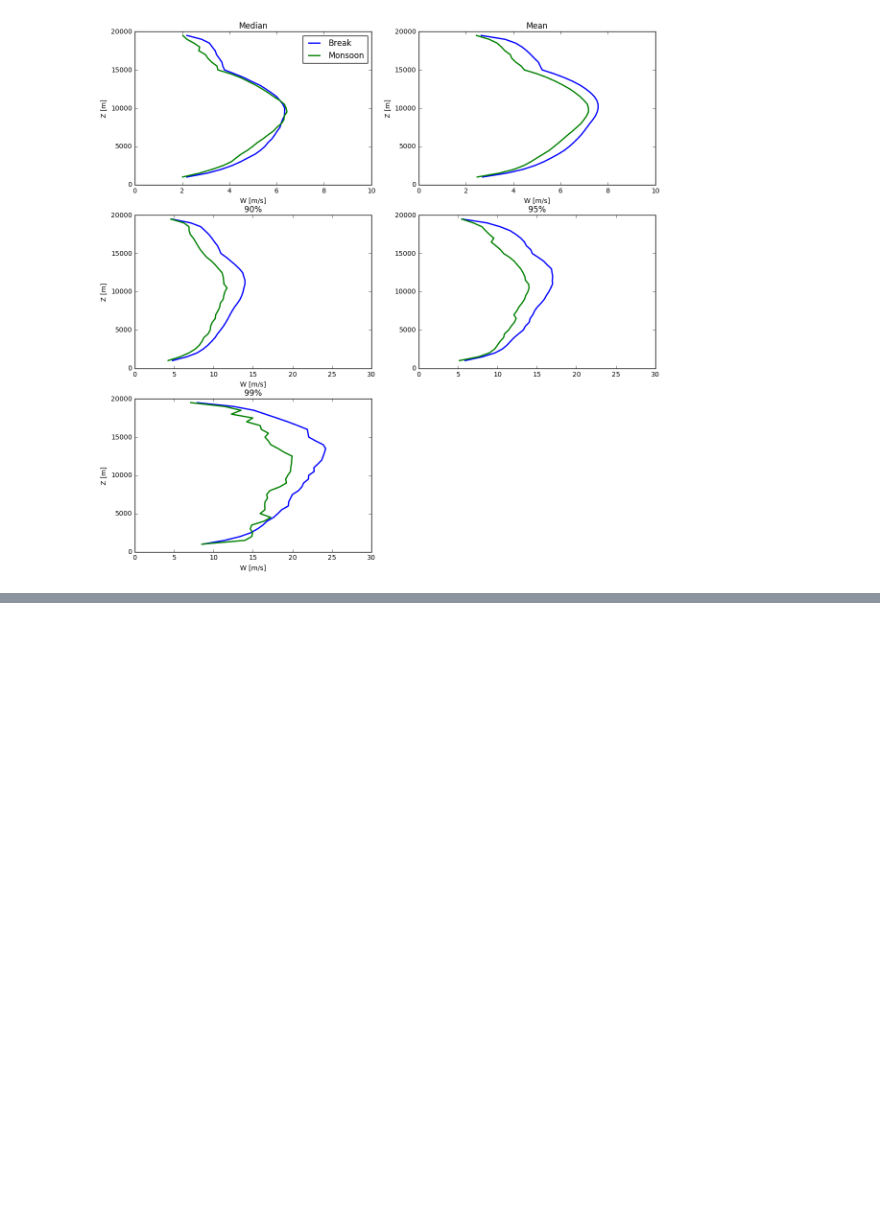
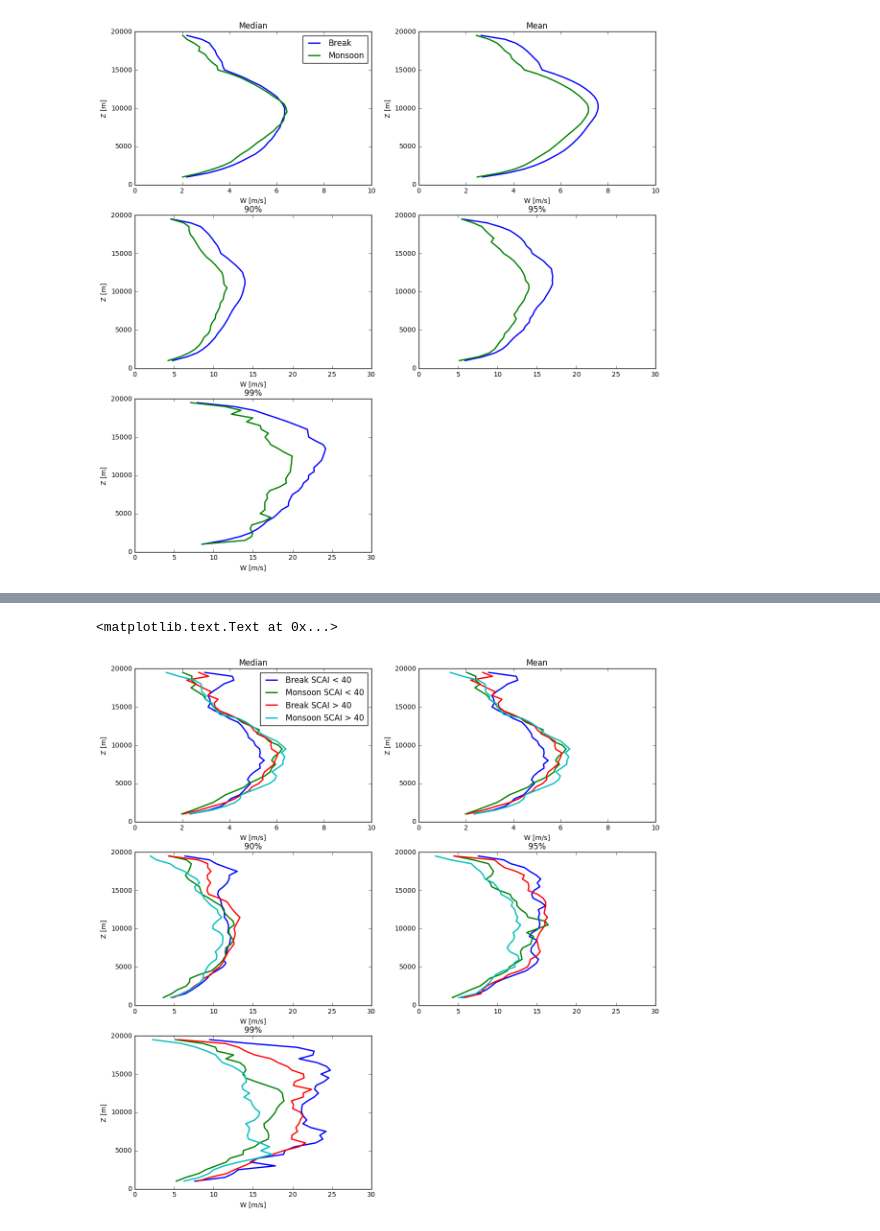
Before and after one commit to rcjackson/cmdv-rrm-anl, a Jupyter notebook: notebooks/w pdf by Drosdowsky.ipynb, the cells around one changed output, grey strips where cells are left out. Saved outputs shown, nothing was run; the diff lists cells and outputs as text; code cells hidden in the pictures; blank space fills up the shorter version.

```diff
--- a/notebooks/w pdf by Drosdowsky.ipynb
+++ b/notebooks/w pdf by Drosdowsky.ipynb
@@ -104,0 +197,56 @@ plt.ylabel('Z [m]')
+# %%
+plt.figure(figsize=(14,14))
+plt.subplot(321)
+plt.plot(median_b_organized,z_b,linewidth=2)
+plt.plot(median_m_organized,z_m,linewidth=2)
+plt.plot(median_b_disorganized,z_b,linewidth=2)
+plt.plot(median_m_disorganized,z_m,linewidth=2)
+plt.legend(['Break SCAI < 40',
+            'Monsoon SCAI < 40',
+            'Break SCAI > 40',
+            'Monsoon SCAI > 40'], loc='best')
+plt.xlim([0,10])
+plt.title('Median')
+plt.xlabel('W [m/s]')
+plt.ylabel('Z [m]')
+
+plt.subplot(322)
+plt.plot(median_b_organized,z_b,linewidth=2)
+plt.plot(median_m_organized,z_m,linewidth=2)
+plt.plot(median_b_disorganized,z_b,linewidth=2)
+plt.plot(median_m_disorganized,z_m,linewidth=2)
+plt.xlim([0,10])
+plt.title('Mean')
+plt.xlabel('W [m/s]')
+plt.ylabel('Z [m]')
+
+plt.subplot(323)
+plt.plot(ninety_b_organized,z_b,linewidth=2)
+plt.plot(ninety_m_organized,z_m,linewidth=2)
+plt.plot(ninety_b_disorganized,z_b,linewidth=2)
+plt.plot(ninety_m_disorganized,z_m,linewidth=2)
+plt.xlim([0,30])
+plt.xlabel('W [m/s]')
+plt.ylabel('Z [m]')
+plt.title('90%')
+
+plt.subplot(324)
+plt.plot(ninety_five_b_organized,z_b,linewidth=2)
+plt.plot(ninety_five_m_organized,z_m,linewidth=2)
+plt.plot(ninety_five_b_disorganized,z_b,linewidth=2)
+plt.plot(ninety_five_m_disorganized,z_m,linewidth=2)
+plt.xlim([0,30])
+plt.title('95%')
+
+plt.subplot(325)
+plt.plot(ninety_nine_b_organized,z_b,linewidth=2)
+plt.plot(ninety_nine_m_organized,z_m,linewidth=2)
+plt.plot(ninety_nine_b_disorganized,z_b,linewidth=2)
+plt.plot(ninety_nine_m_disorganized,z_m,linewidth=2)
+plt.xlim([0,30])
+plt.title('99%')
+plt.xlabel('W [m/s]')
+plt.ylabel('Z [m]')
+# %% [output]
+<matplotlib.text.Text at 0x...>
+[figure, added]
```
Also changed, not shown: parts of 6 cells of this notebook, 1 other file.
